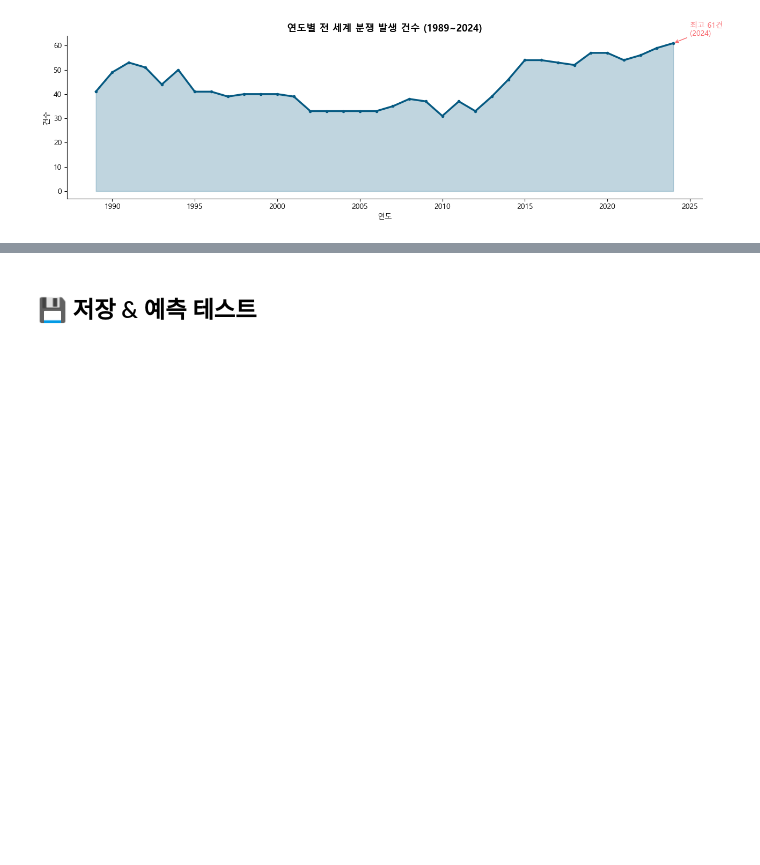
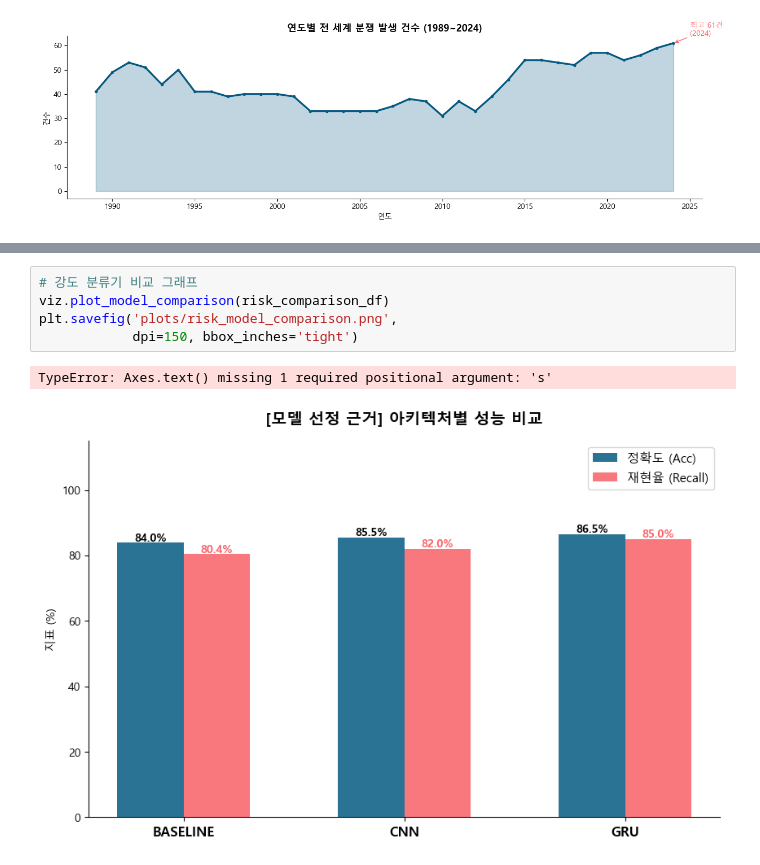
Before and after one commit to MadSadly/LLM, a Jupyter notebook: GeoPulse_DL.ipynb, the cells around one changed output, grey strips where cells are left out. Saved outputs shown, nothing was run; the diff lists cells and outputs as text; blank space fills up the shorter version.

```diff
--- a/GeoPulse_DL.ipynb
+++ b/GeoPulse_DL.ipynb
@@ -511,5 +520,11 @@ viz.plot_model_comparison(comparison_df)
-# %% [markdown]
-## 💾 저장 & 예측 테스트
+# %%
+# 강도 분류기 비교 그래프
+viz.plot_model_comparison(risk_comparison_df)
+plt.savefig('plots/risk_model_comparison.png',
+            dpi=150, bbox_inches='tight')
+# %% [output]
+TypeError: Axes.text() missing 1 required positional argument: 's'
+[figure, added]
 # %%
 # ============================================================
 # 셀 15: 토크나이저 저장 & 예측 테스트
```
Also changed, not shown: parts of 24 cells of this notebook, 50 other files.
